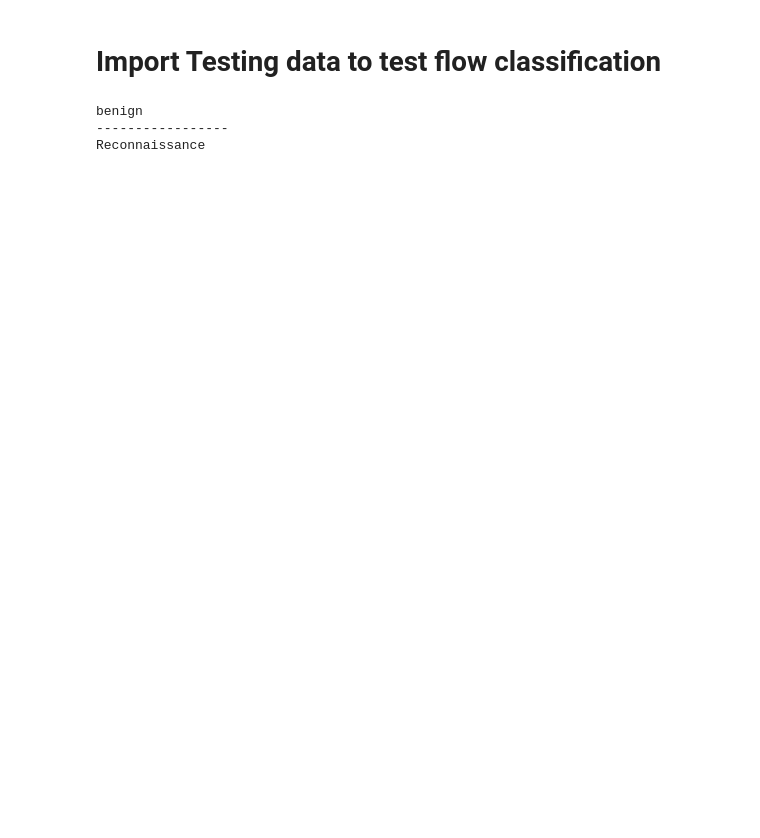
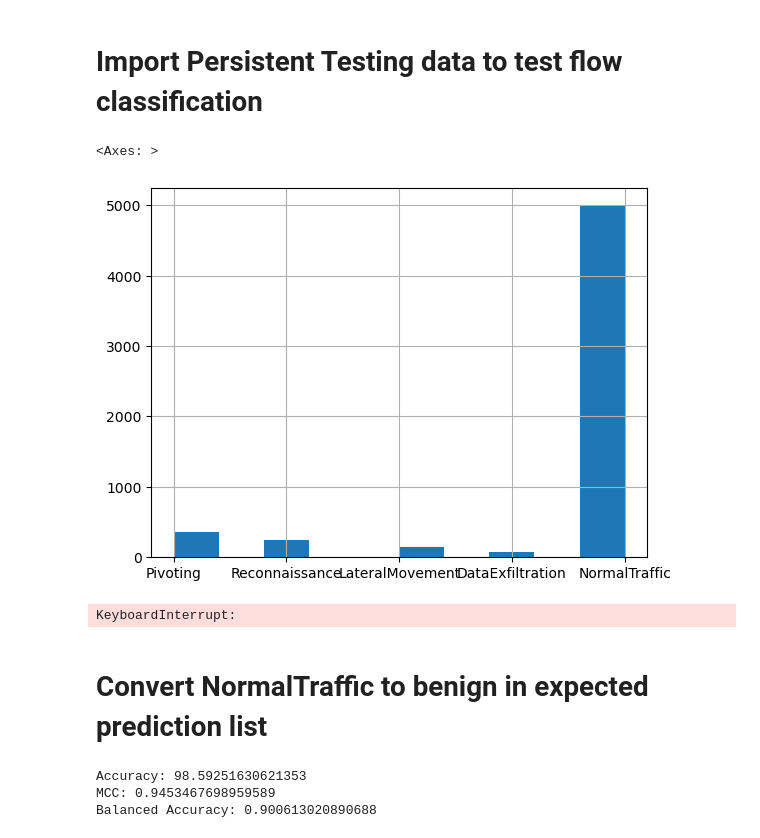
Before and after one commit to navya144/autogluon_ids, a Jupyter notebook: flow_classifier_test.ipynb, the cells around one changed output. Drawn from its saved outputs; the diff is of its cells as text; code cells hidden in the pictures; blank space fills up the shorter version.

Commit message:
Completed flow classification test

```diff
--- a/flow_classifier_test.ipynb
+++ b/flow_classifier_test.ipynb
@@ -33,27 +38,38 @@ def classify_flow(flow):
 
     return flow_classification
 # %% [markdown]
-# Import Testing data to test flow classification
+# Import Persistent Testing data to test flow classification
 # %%
 df_persistent_test = TabularDataset('Testing.csv')
 df_persistent_test.replace([np.inf, -np.inf], np.nan, inplace=True)
 df_persistent_test.dropna(inplace=True)
 
 df_persistent_test = persistent_preprocessing(df_persistent_test)
+
+normal_df = df_persistent_test.loc[df_persistent_test['Label'] == 'NormalTraffic'][:5000]
+pivoting_df = df_persistent_test.loc[df_persistent_test['Label'] == 'Pivoting']
+reconnaissance_df = df_persistent_test.loc[df_persistent_test['Label'] == 'Reconnaissance']
+lateral_movement_df = df_persistent_test.loc[df_persistent_test['Label'] == 'LateralMovement']
+data_exfiltration_df = df_persistent_test.loc[df_persistent_test['Label'] == 'DataExfiltration']
+
+
+df_persistent_test = pd.concat([pivoting_df, reconnaissance_df, lateral_movement_df, data_exfiltration_df, normal_df])
+df_persistent_test.reset_index(inplace=True, drop=True)
+df_persistent_test['Label'].hist()
+# %% [output]
+<Axes: >
+[figure, added]
-# %%
-# classification = classify_flow(df_persistent_test[:1])
-malicious = df_persistent_test.loc[df_persistent_test['Label'] == 'Reconnaissance']
-malicious.reset_index(inplace=True, drop=True)
-bad = malicious[:1]
-good = df_persistent_test[:1]
-classification = classify_flow(good)
-print(classification)
-
-print('-----------------')
-
-classification = classify_flow(bad)
-print(classification)
-# %% [output]
-benign
------------------
-Reconnaissance
+# %%
+expected_prediction = []
+actual_prediction = []
+
+for flow_index in range(len(df_persistent_test)):
+    test_flow = df_persistent_test.iloc[[flow_index]]
+    classification = classify_flow(test_flow)
+    # print(classification, test_flow['Label'])
+    expected_prediction.append(test_flow['Label'][0])
+    actual_prediction.append(classification)
+# %% [output]
+KeyboardInterrupt:
+# %% [markdown]
+# Convert NormalTraffic to benign in expected prediction list
@@ -59,0 +78,22 @@ Reconnaissance
+# %%
+correct_predictions = 0
+incorrect_predictions = 0
+for expected_prediction_item, actual_prediction_item in zip(expected_prediction, actual_prediction):
+    if actual_prediction_item == expected_prediction_item:
+        correct_predictions+=1
+        # print('-----------------')
+        # print('CORRECT')
+        # print(expected_prediction_item, actual_prediction_item)
+    else:
+        incorrect_predictions+=1
+        # print('-----------------')
+        # print('INCORRECT')
+        # print(expected_prediction_item, actual_prediction_item)
+
+print(f'Accuracy: {(correct_predictions/len(expected_prediction))*100}')
+print(f'MCC: {matthews_corrcoef(expected_prediction, actual_prediction)}')
+print(f'Balanced Accuracy: {balanced_accuracy_score(expected_prediction, actual_prediction)}')
+# %% [output]
+Accuracy: 98.59251630621353
+MCC: 0.9453467698959589
+Balanced Accuracy: 0.900613020890688
```
Also changed, not shown: parts of 11 cells of this notebook, 5 other files.
